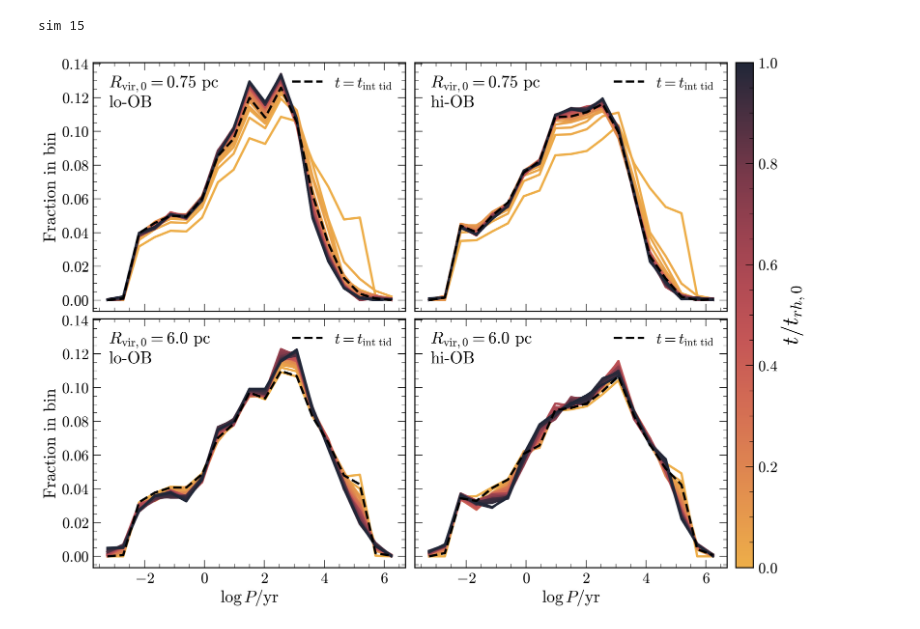
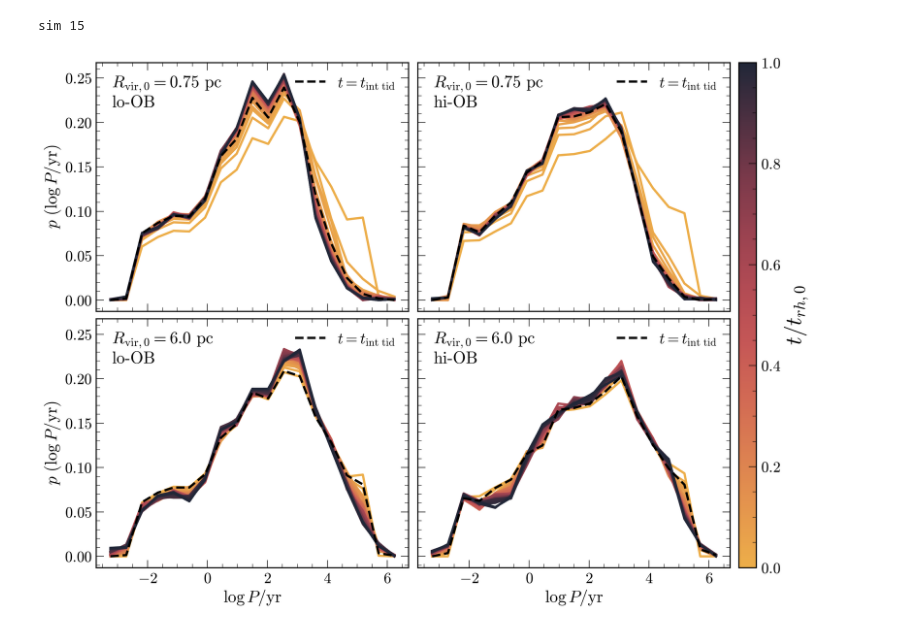
Before and after one commit to anya-m-phillips/p26, a Jupyter notebook: analysis/4_in_cluster_period_dist.ipynb, the cells around one changed output. Drawn from its saved outputs; the diff is of its cells as text; code cells hidden in the pictures.

```diff
--- a/analysis/4_in_cluster_period_dist.ipynb
+++ b/analysis/4_in_cluster_period_dist.ipynb
@@ -168,6 +170,10 @@ sim 14
 column 1
 sim 9
 sim 15
+# %%
+# get bin widths...
+bin_width = np.diff(bin_centers)[0]
+PDF_hists = hists / bin_width
 # %%
 plot_labels_new = [
     "$R_{\\rm{vir},0}=0.75$ pc\nlo-OB","$R_{\\rm{vir},0}=0.75$ pc\nhi-OB",
@@ -179,7 +185,7 @@ plot_labels_new = [
 # for n, (trho, tdis) in enumerate(zip(t_rh0, dissolution_times)):
 #     print(n, 2*trho, tdis)
 # %%
-fig, axs_grid = paf.plot_incluster_period_dist(paths, t_rh0, sim_inds, plot_labels_new, bin_centers, hists, nbounds,
+fig, axs_grid = paf.plot_incluster_period_dist(paths, t_rh0, sim_inds, plot_labels_new, bin_centers, PDF_hists, nbounds,
                                t_trh_list, figsize=[16,12],
                                cmap=time_cmap, #custom_cmap,
                                save=False, title='plots/inclust_periodDist_condensed.pdf')
@@ -194,8 +200,14 @@ trh_factors = [5,10,50,100]
 trh_colors = ['blue','cornflowerblue','lightblue','lavender']
 
 for j in range(len(ns)):
+
+
+
+
     n=ns[j]
     ax=axs[j]
+    if j in [0,2]:
+        ax.set_ylabel(r'$p~(\log{P/\rm{yr}})$') # relabel y axes as a PDF.
 
     # tdyn_plot = ndyn*np.array(t_dyn0)[n]#.astype(int)[n]
 
@@ -205,32 +217,36 @@ for j in range(len(ns)):
 
     # load binaries at n
     binaries = petar.Binary(member_particle_type=petar.Particle, G=petar.G_MSUN_PC_MYR,
                             interrupt_mode='bse', external_mode='galpy')
     binaries.loadtxt(paths[n]+"data.%i.binary"%tplot, skiprows=1)
     a = binaries.semi * u.pc
     m = binaries.mass * u.Msun
     P = paf.calc_P(a, m)
 
     rrel, clip = paf.clip_outside_rtid(paths[n], binaries, i=tplot, in_core_frame=True)
 
     logP_yr = np.log10(P.to(u.yr).value)[clip]
 
     bins=np.linspace(-3.5, 6.5, 20)
     bin_centers = (bins[:-1]+bins[1:])/2
+    bin_width = np.diff(bin_centers)[0]
     y,edges = np.histogram(logP_yr, bins=bins, weights=np.zeros_like(logP_yr)+1/logP_yr.size)
-    ax.plot(bin_centers,y, color='k', linestyle="--",
+    ax.plot(bin_centers,y/bin_width, color='k', linestyle="--",
             #  label = r"$t=%i\ t_{\rm{dyn},0}$"%ndyn
             label=r"$t=t_{\rm int~tid}$"
              )
     ax.legend(loc="upper right", fontsize=20)
 
 
+#### FINAL FORM:
 plt.savefig("plots/inclust_periodDist_condensed_with_t_inttid.pdf", dpi=300, bbox_inches='tight')
 
+
+### old versions
 # axs_grid[0,1].legend(loc="upper right", fontsize=20)
 # plt.savefig("plots/inclust_periodDist_condensed_with%itdyn.pdf"%ndyn, bbox_inches='tight', dpi=300)
 
 # axs_grid[0,0].legend(loc='upper right', fontsize=14,framealpha=0.5)
 # plt.savefig("plots/inclust_periodDist_posttrh0s.pdf", dpi=300, bbox_inches='tight')
 # %% [output]
-[figure, old version]
+[figure, new version]
```
Also changed, not shown: parts of 1 cell of this notebook, 8 other files.
